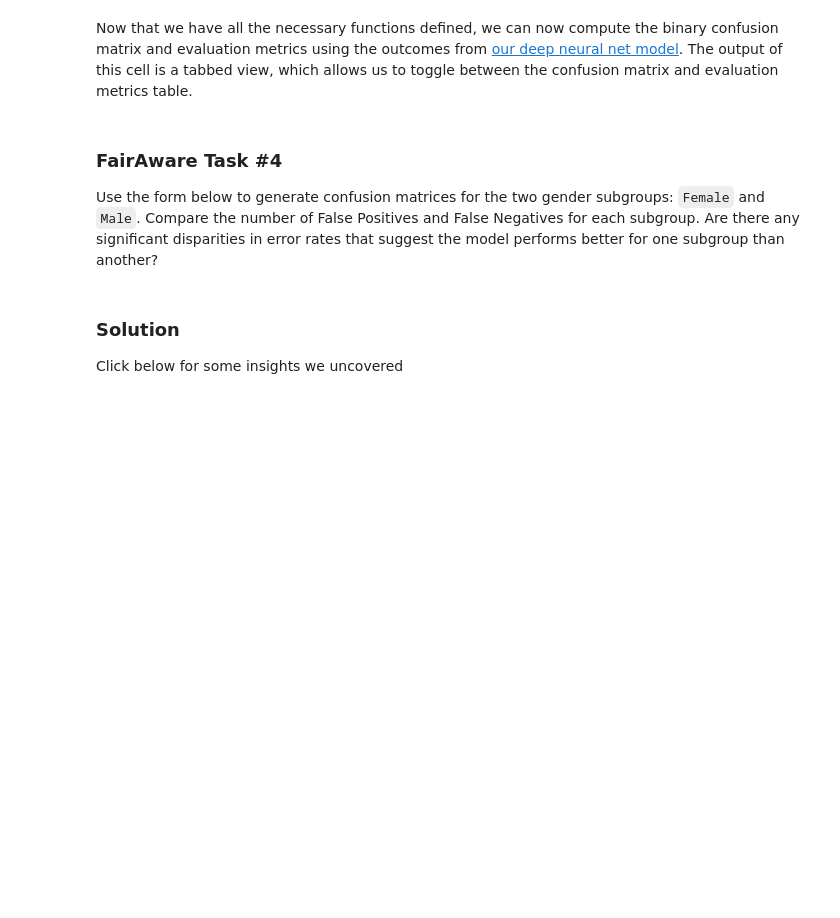
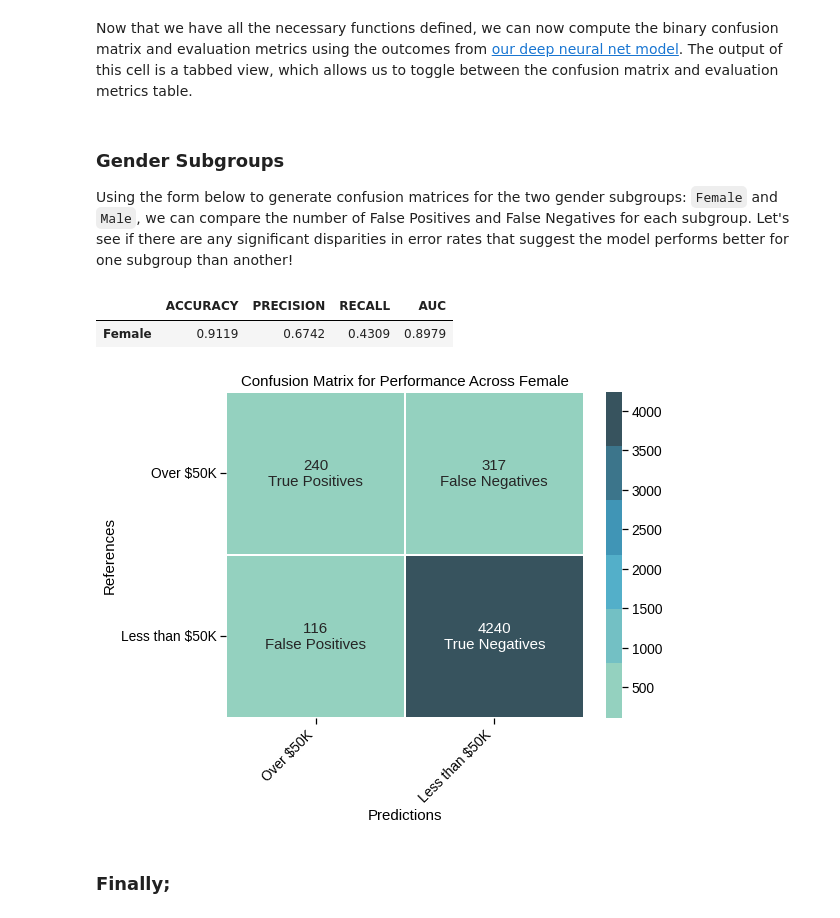
Before and after one commit to bilalsarimeseli/Fairness-In-ML, a Jupyter notebook: Fairness_In_ML.ipynb, the cells around one changed output. Saved outputs shown, nothing was run; the diff lists cells and outputs as text; code cells hidden in the pictures; blank space fills up the shorter version.

```diff
--- a/Fairness_In_ML.ipynb
+++ b/Fairness_In_ML.ipynb
@@ -602,38 +629,40 @@ def plot_confusion_matrix(
 # %% [markdown]
 Now that we have all the necessary functions defined, we can now compute the binary confusion matrix and evaluation metrics using the outcomes from [our deep neural net model](#scrollTo=3nYSMg67jWaA). The output of this cell is a tabbed view, which allows us to toggle between the confusion matrix and evaluation metrics table.
 # %% [markdown]
-### FairAware Task #4
+### Gender Subgroups
 
-Use the form below to generate confusion matrices for the two gender subgroups: `Female` and `Male`. Compare the number of False Positives and False Negatives for each subgroup. Are there any significant disparities in error rates that suggest the model performs better for one subgroup than another?
+Using the form below to generate confusion matrices for the two gender subgroups: `Female` and `Male`, we can compare the number of False Positives and False Negatives for each subgroup. Let's see if there are any significant disparities in error rates that suggest the model performs better for one subgroup than another!
 # %%
 #@title Visualize Binary Confusion Matrix and Compute Evaluation Metrics Per Subgroup
 CATEGORY  =  "gender" #@param {type:"string"}
-SUBGROUP =  "Male" #@param {type:"string"}
+SUBGROUP =  "Female" #@param {type:"string"}
 
 # Labels for annotating axes in plot.
 classes = ['Over $50K', 'Less than $50K']
 
 # Given define subgroup, generate predictions and obtain its corresponding
 # ground truth.
 subgroup_filter  = test_df.loc[test_df[CATEGORY] == SUBGROUP]
 features, labels = pandas_to_numpy(subgroup_filter)
 subgroup_results = model.evaluate(x=features, y=labels, verbose=0)
 confusion_matrix = np.array([[subgroup_results[1], subgroup_results[4]],
                              [subgroup_results[2], subgroup_results[3]]])
 
 subgroup_performance_metrics = {
     'ACCURACY': subgroup_results[5],
     'PRECISION': subgroup_results[6],
     'RECALL': subgroup_results[7],
     'AUC': subgroup_results[8]
 }
 performance_df = pd.DataFrame(subgroup_performance_metrics, index=[SUBGROUP])
 pd.options.display.float_format = '{:,.4f}'.format
 
 plot_confusion_matrix(confusion_matrix, classes, SUBGROUP);
 performance_df
+# %% [output]
+|  | ACCURACY | PRECISION | RECALL | AUC |
+| Female | 0.9119 | 0.6742 | 0.4309 | 0.8979 |
+[figure, added]
-# %% [markdown]
-### Solution
-
-Click below for some insights we uncovered
+# %% [markdown]
+### Finally;
 # %% [markdown]
```
Also changed, not shown: parts of 11 cells of this notebook.
